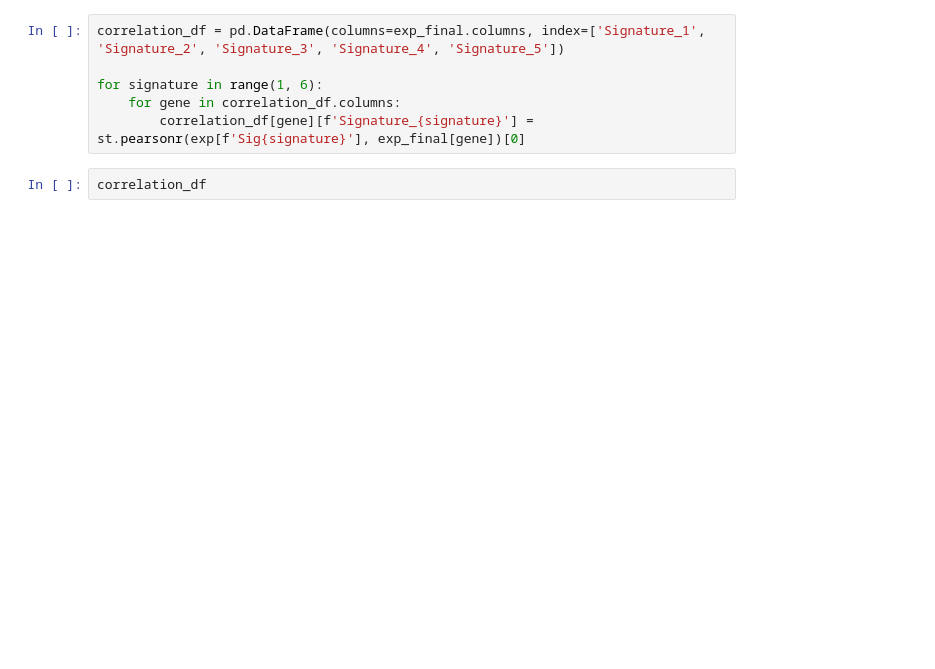
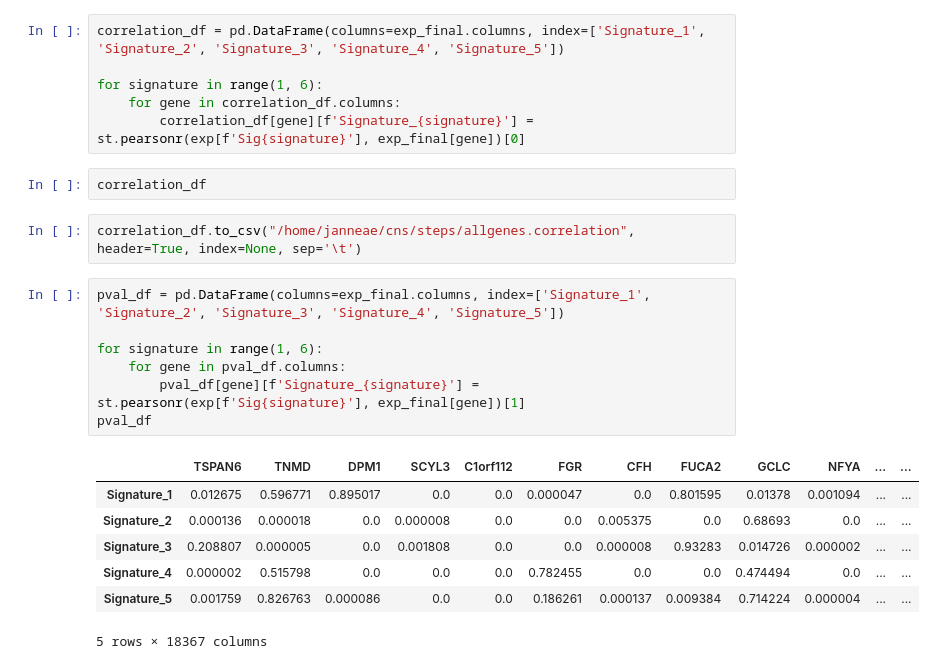
Before and after one commit to janneah/cns, a Jupyter notebook: notebooks/stacked.ipynb, the cells around one changed output. Saved outputs shown, nothing was run; the diff lists cells and outputs as text; blank space fills up the shorter version.

```diff
--- a/notebooks/stacked.ipynb
+++ b/notebooks/stacked.ipynb
@@ -137,3 +79,20 @@ for signature in range(1, 6):
         correlation_df[gene][f'Signature_{signature}'] = st.pearsonr(exp[f'Sig{signature}'], exp_final[gene])[0]
 # %%
 correlation_df
+# %%
+correlation_df.to_csv("/home/janneae/cns/steps/allgenes.correlation", header=True, index=None, sep='\t')
+# %%
+pval_df = pd.DataFrame(columns=exp_final.columns, index=['Signature_1', 'Signature_2', 'Signature_3', 'Signature_4', 'Signature_5'])
+
+for signature in range(1, 6):
+    for gene in pval_df.columns:
+        pval_df[gene][f'Signature_{signature}'] = st.pearsonr(exp[f'Sig{signature}'], exp_final[gene])[1]
+pval_df
+# %% [output]
+|  | TSPAN6 | TNMD | DPM1 | SCYL3 | C1orf112 | FGR | CFH | FUCA2 | GCLC | NFYA | ... | ... |
+| Signature_1 | 0.012675 | 0.596771 | 0.895017 | 0.0 | 0.0 | 0.000047 | 0.0 | 0.801595 | 0.01378 | 0.001094 | ... | ... |
+| Signature_2 | 0.000136 | 0.000018 | 0.0 | 0.000008 | 0.0 | 0.0 | 0.005375 | 0.0 | 0.68693 | 0.0 | ... | ... |
+| Signature_3 | 0.208807 | 0.000005 | 0.0 | 0.001808 | 0.0 | 0.0 | 0.000008 | 0.93283 | 0.014726 | 0.000002 | ... | ... |
+| Signature_4 | 0.000002 | 0.515798 | 0.0 | 0.0 | 0.0 | 0.782455 | 0.0 | 0.0 | 0.474494 | 0.0 | ... | ... |
+| Signature_5 | 0.001759 | 0.826763 | 0.000086 | 0.0 | 0.0 | 0.186261 | 0.000137 | 0.009384 | 0.714224 | 0.000004 | ... | ... |
+5 rows × 18367 columns
```
Also changed, not shown: parts of 4 cells of this notebook, 2 other files.
